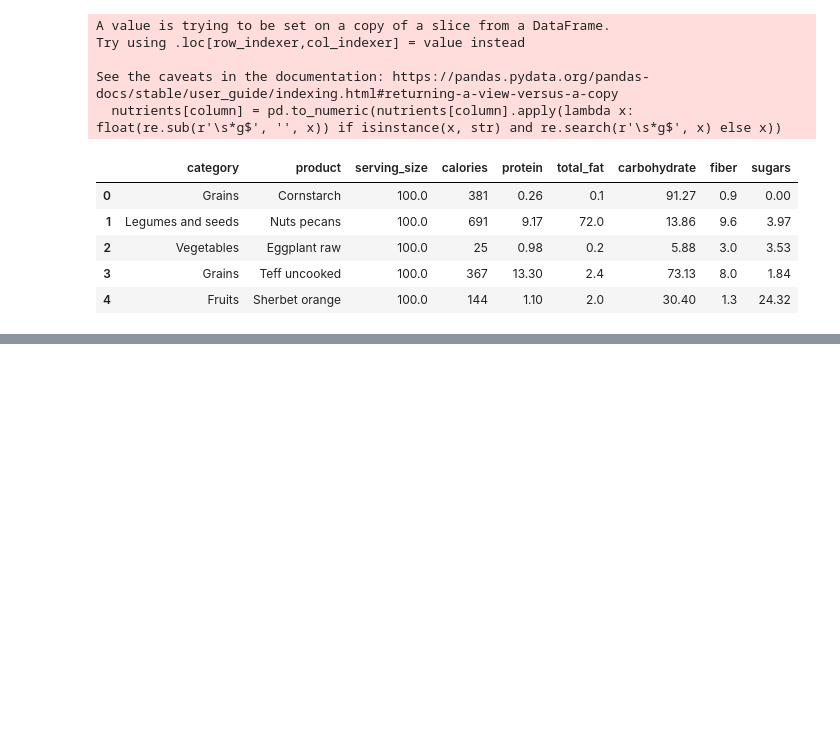
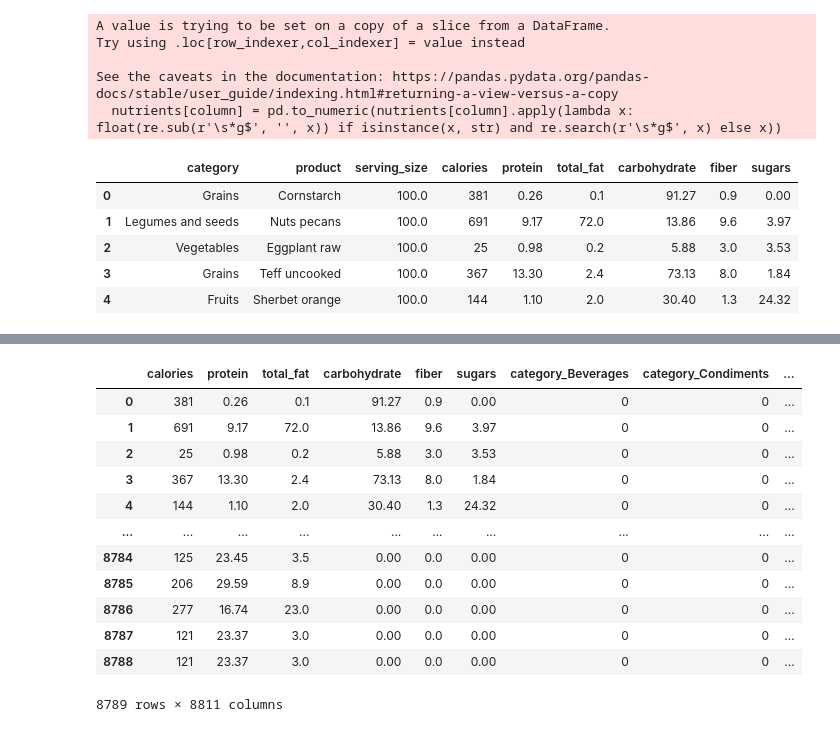
Before and after one commit to VedangGharat/EDA-Nutrition-data, a Jupyter notebook: ipynb_files/K-means.ipynb, the cells around one changed output, grey strips where cells are left out. Cells and saved outputs as stored; diff of their text form; code cells hidden in the pictures; blank space fills up the shorter version.

```diff
--- a/ipynb_files/K-means.ipynb
+++ b/ipynb_files/K-means.ipynb
@@ -77,0 +118,18 @@ nutrients.head()
+# %%
+nutrients_data = pd.get_dummies(nutrients, columns=['category', 'product', 'serving_size'], dtype=int)
+# %%
+nutrients_data
+# %% [output]
+|  | calories | protein | total_fat | carbohydrate | fiber | sugars | category_Beverages | category_Condiments | ... |
+| 0 | 381 | 0.26 | 0.1 | 91.27 | 0.9 | 0.00 | 0 | 0 | ... |
+| 1 | 691 | 9.17 | 72.0 | 13.86 | 9.6 | 3.97 | 0 | 0 | ... |
+| 2 | 25 | 0.98 | 0.2 | 5.88 | 3.0 | 3.53 | 0 | 0 | ... |
+| 3 | 367 | 13.30 | 2.4 | 73.13 | 8.0 | 1.84 | 0 | 0 | ... |
+| 4 | 144 | 1.10 | 2.0 | 30.40 | 1.3 | 24.32 | 0 | 0 | ... |
+| ... | ... | ... | ... | ... | ... | ... | ... | ... | ... |
+| 8784 | 125 | 23.45 | 3.5 | 0.00 | 0.0 | 0.00 | 0 | 0 | ... |
+| 8785 | 206 | 29.59 | 8.9 | 0.00 | 0.0 | 0.00 | 0 | 0 | ... |
+| 8786 | 277 | 16.74 | 23.0 | 0.00 | 0.0 | 0.00 | 0 | 0 | ... |
+| 8787 | 121 | 23.37 | 3.0 | 0.00 | 0.0 | 0.00 | 0 | 0 | ... |
+| 8788 | 121 | 23.37 | 3.0 | 0.00 | 0.0 | 0.00 | 0 | 0 | ... |
+8789 rows × 8811 columns
```
Also changed, not shown: parts of 9 cells of this notebook, 1 other file.
